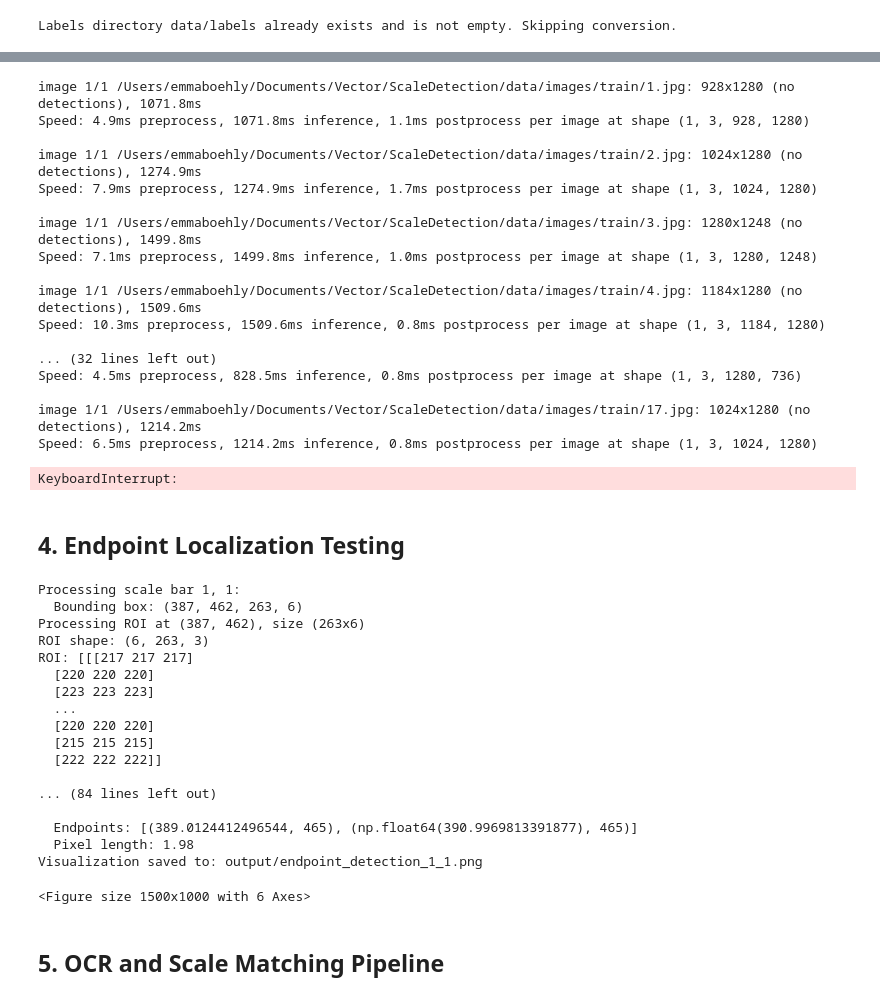
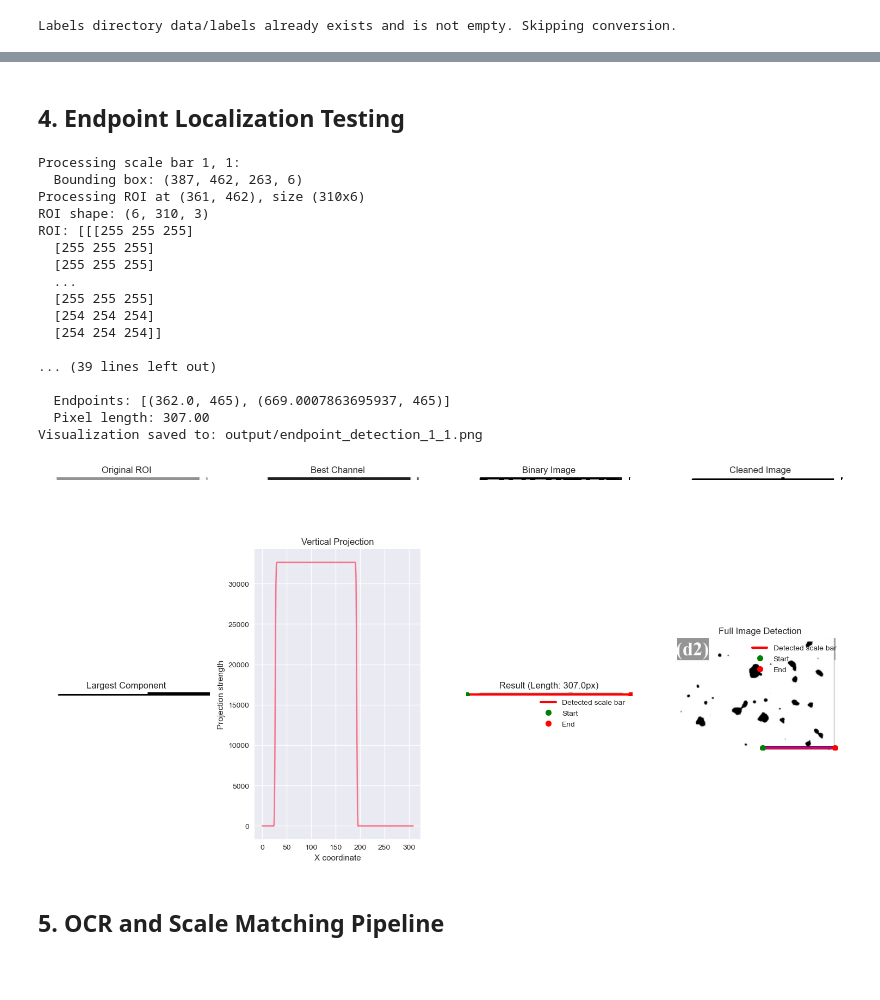
Before and after one commit to emmabhl/ScaleDetection, a Jupyter notebook: pipeline.ipynb, the cells around one changed output, grey strips where cells are left out. Saved outputs shown, nothing was run; the diff lists cells and outputs as text; code cells hidden in the pictures; blank space fills up the shorter version.

Commit message:
simplify requirements + postprocessing in progress

```diff
--- a/pipeline.ipynb
+++ b/pipeline.ipynb
@@ -277,38 +218,3 @@ Model saved to: /Users/emmaboehly/Documents/Vector/ScaleDetection/models/train
-# %%
-# Predict and visualize some results
-# Load the best model
-from ultralytics import YOLO
-best_model_path = 'models/train/weights/best.pt'  # Update with actual path if needed
-model = YOLO(best_model_path)
-for i in range(1, 1000):
-    try:
-        image_path = f"data/images/train/{i}.jpg"
-        results = model.predict(image_path)
-
-        # Visualize results
-        results[0].plot()
-        plt.show()
-    except Exception as e:
-        print(f"Error processing image {i}: {e}")
-# %% [output]
-image 1/1 /Users/emmaboehly/Documents/Vector/ScaleDetection/data/images/train/1.jpg: 928x1280 (no detections), 1071.8ms
-Speed: 4.9ms preprocess, 1071.8ms inference, 1.1ms postprocess per image at shape (1, 3, 928, 1280)
-
-image 1/1 /Users/emmaboehly/Documents/Vector/ScaleDetection/data/images/train/2.jpg: 1024x1280 (no detections), 1274.9ms
-Speed: 7.9ms preprocess, 1274.9ms inference, 1.7ms postprocess per image at shape (1, 3, 1024, 1280)
-
-image 1/1 /Users/emmaboehly/Documents/Vector/ScaleDetection/data/images/train/3.jpg: 1280x1248 (no detections), 1499.8ms
-Speed: 7.1ms preprocess, 1499.8ms inference, 1.0ms postprocess per image at shape (1, 3, 1280, 1248)
-
-image 1/1 /Users/emmaboehly/Documents/Vector/ScaleDetection/data/images/train/4.jpg: 1184x1280 (no detections), 1509.6ms
-Speed: 10.3ms preprocess, 1509.6ms inference, 0.8ms postprocess per image at shape (1, 3, 1184, 1280)
-
-... (32 lines left out)
-Speed: 4.5ms preprocess, 828.5ms inference, 0.8ms postprocess per image at shape (1, 3, 1280, 736)
-
-image 1/1 /Users/emmaboehly/Documents/Vector/ScaleDetection/data/images/train/17.jpg: 1024x1280 (no detections), 1214.2ms
-Speed: 6.5ms preprocess, 1214.2ms inference, 0.8ms postprocess per image at shape (1, 3, 1024, 1280)
-KeyboardInterrupt:
 # %% [markdown]
 ## 4. Endpoint Localization Testing
 # %%
@@ -341,46 +247,46 @@ if os.path.exists(sample_image_path):
 
     # Test endpoint localization for each scale bar
     for i, bar in enumerate(data.get('bars', [])):
         if 'points' in bar and len(bar['points']) >= 2:
             # Calculate bounding box from points
             bbox = points_to_xywh(bar['points'])
 
             print(f"\nProcessing scale bar {sample_id}, {i+1}:")
             print(f"  Bounding box: {bbox}")
 
             # Localize endpoints
-            result = localize_scale_bar_endpoints(image, bbox, radius=100)
+            result = localize_scale_bar_endpoints(image, bbox, radius=10, kernel_size=2)
 
             if result['success']:
                 print(f"  Endpoints: {result['endpoints']}")
                 print(f"  Pixel length: {result['pixel_length']:.2f}")
 
                 # Visualize result
                 vis_save_path = os.path.join(OUTPUT_DIR, f"endpoint_detection_{sample_id}_{i+1}.png")
                 visualize_endpoint_detection(image, bbox, result, vis_save_path)
             else:
                 print(f"  Failed: {result['error']}")
 else:
     print("Sample files not found. Skipping endpoint localization test.")
 # %% [output]
 Processing scale bar 1, 1:
   Bounding box: (387, 462, 263, 6)
-Processing ROI at (387, 462), size (263x6)
-ROI shape: (6, 263, 3)
-ROI: [[[217 217 217]
-  [220 220 220]
-  [223 223 223]
+Processing ROI at (361, 462), size (310x6)
+ROI shape: (6, 310, 3)
+ROI: [[[255 255 255]
+  [255 255 255]
+  [255 255 255]
   ...
-  [220 220 220]
-  [215 215 215]
-  [222 222 222]]
+  [255 255 255]
+  [254 254 254]
+  [254 254 254]]
 
-... (84 lines left out)
+... (39 lines left out)
 
-  Endpoints: [(389.0124412496544, 465), (np.float64(390.9969813391877), 465)]
-  Pixel length: 1.98
+  Endpoints: [(362.0, 465), (669.0007863695937, 465)]
+  Pixel length: 307.00
 Visualization saved to: output/endpoint_detection_1_1.png
-<Figure size 1500x1000 with 6 Axes>
+[figure, added]
 # %% [markdown]
 ## 5. OCR and Scale Matching Pipeline
 # %%
```
Also changed, not shown: parts of 6 cells of this notebook, 3 other files.
